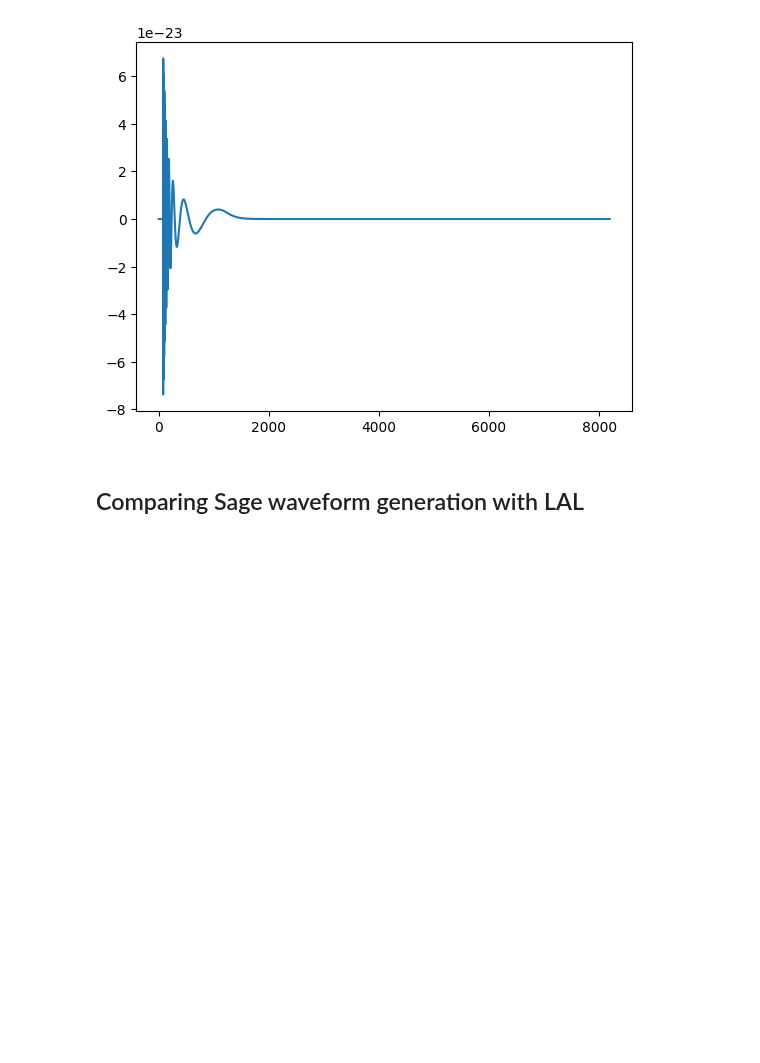
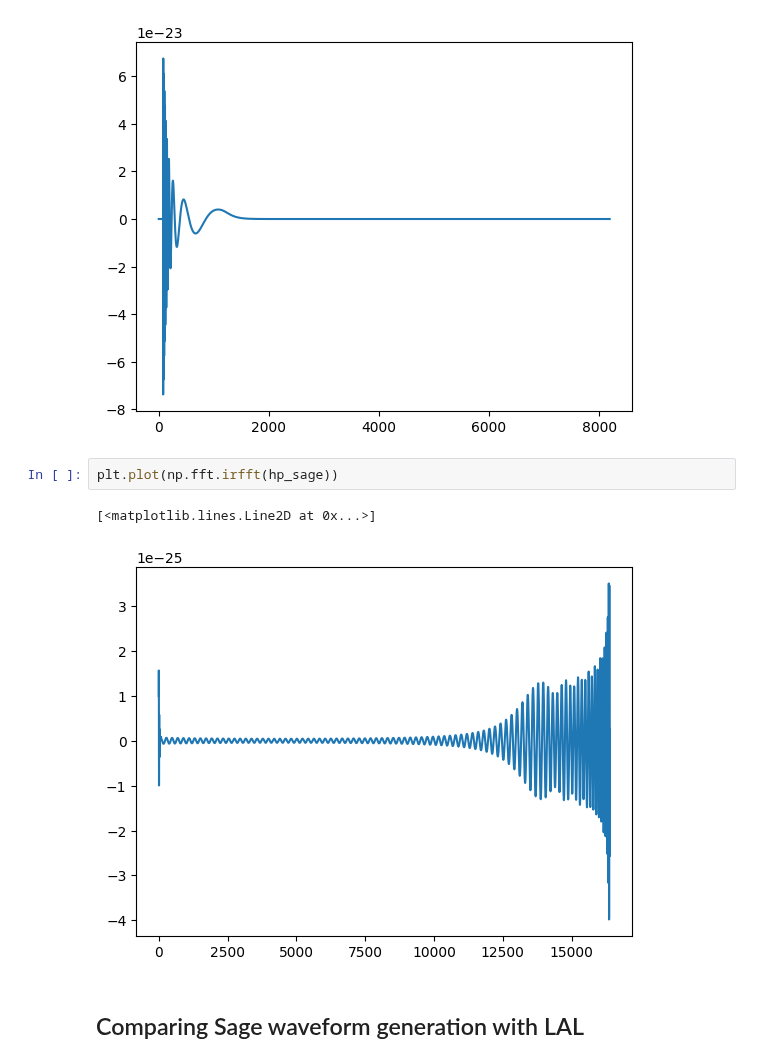
Before and after one commit to nnarenraju/sage, a Jupyter notebook: repro/start_here.ipynb, the cells around one changed output. Saved outputs shown, nothing was run; the diff lists cells and outputs as text; blank space fills up the shorter version.

Commit message:
Computing times and plotting for Pv2 Sage

```diff
--- a/repro/start_here.ipynb
+++ b/repro/start_here.ipynb
@@ -225,6 +225,11 @@ plt.plot(hp_sage)
 # %% [output]
 [<matplotlib.lines.Line2D at 0x...>]
 [figure]
+# %%
+plt.plot(np.fft.irfft(hp_sage))
+# %% [output]
+[<matplotlib.lines.Line2D at 0x...>]
+[figure, added]
 # %% [markdown]
 ## Comparing Sage waveform generation with LAL
 # %%
```
Also changed, not shown: parts of 2 cells of this notebook.
